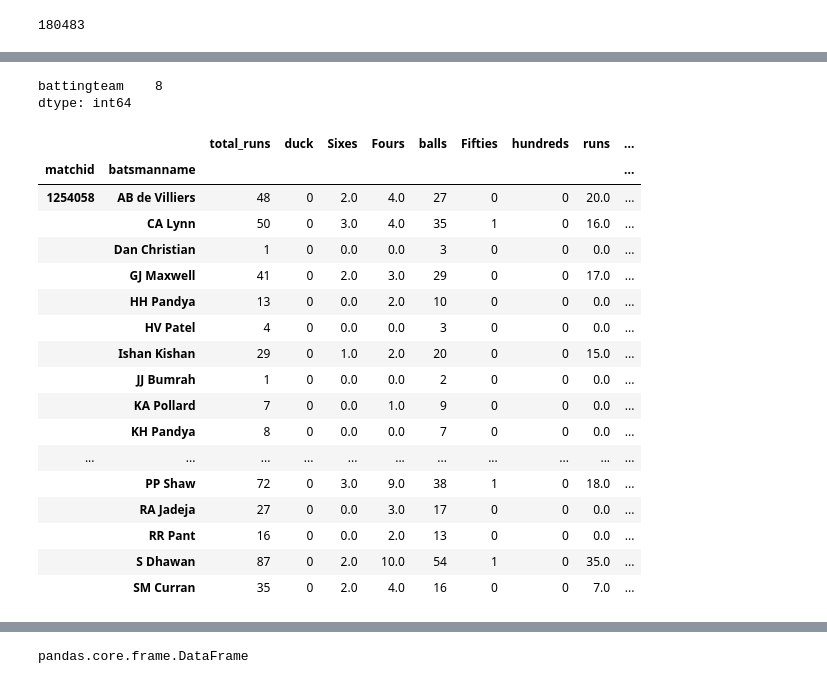
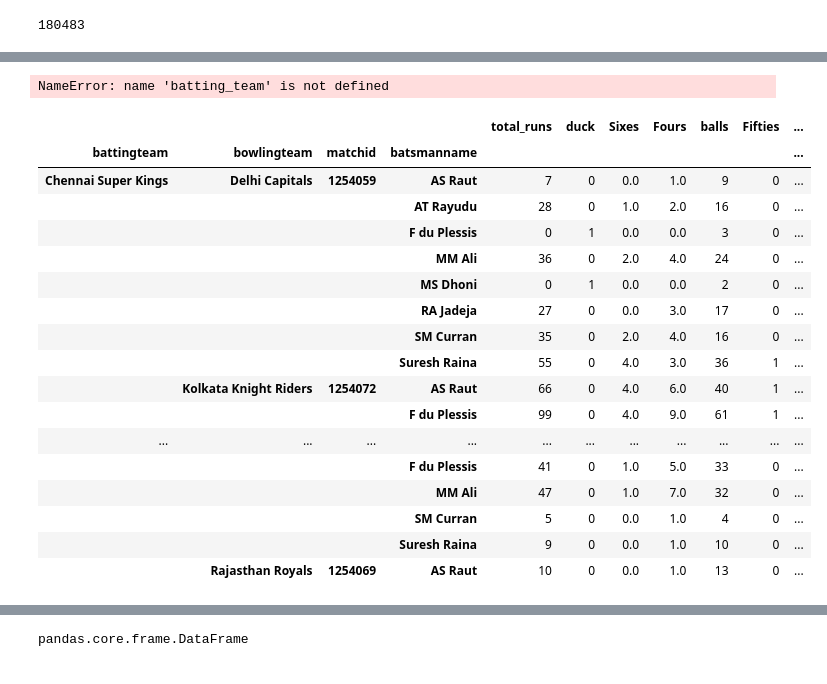
Before and after one commit to pranith7/dream11_prediction, a Jupyter notebook: PPP/demo1.ipynb, the cells around one changed output, grey strips where cells are left out. Saved outputs shown, nothing was run; the diff lists cells and outputs as text; code cells hidden in the pictures.

```diff
--- a/PPP/demo1.ipynb
+++ b/PPP/demo1.ipynb
@@ -306,45 +334,45 @@ df_2021.head(2)
 | 185472 | 2 | Venkatesh Iyer | 0 | Kolkata Knight Riders | F Allen | Punjab Kings | 15 2021-10-01\nName: date, dtype:... | 0 | ... |
 # %%
 #total_runs
-total_runs = pd.DataFrame(df_2021.groupby(['matchid','batsmanname'])['scorevalue'].sum()).\
+total_runs = pd.DataFrame(df_2021.groupby(['battingteam','bowlingteam','matchid','batsmanname'])['scorevalue'].sum()).\
        rename(columns={"scorevalue": "total_runs"})
 
 #number of sixes
-batsmen_scores6 = pd.DataFrame(df_2021[df_2021['scorevalue'] == 6].groupby(['matchid', 'batsmanname'])['scorevalue'].count()).\
+batsmen_scores6 = pd.DataFrame(df_2021[df_2021['scorevalue'] == 6].groupby(['battingteam','bowlingteam','matchid', 'batsmanname'])['scorevalue'].count()).\
             rename(columns={"scorevalue": "run_6"})
 
 #number of fours
-batsmen_scores4 = pd.DataFrame(df_2021[df_2021['scorevalue'] == 4].groupby(['matchid', 'batsmanname'])['scorevalue'].count()).\
+batsmen_scores4 = pd.DataFrame(df_2021[df_2021['scorevalue'] == 4].groupby(['battingteam','bowlingteam','matchid', 'batsmanname'])['scorevalue'].count()).\
             rename(columns={"scorevalue": "run_4"})
 
 #no of balls
-batsmen_ball_faced_legal = pd.DataFrame(df_2021.groupby(['matchid', 'batsmanname'])['over'].nunique()).\
+batsmen_ball_faced_legal = pd.DataFrame(df_2021.groupby(['battingteam','bowlingteam','matchid', 'batsmanname'])['over'].nunique()).\
             rename(columns={"over": "total_legal_balls_faced"})
 
 #strikerate
-batsmen_Strikerate = pd.DataFrame((df_2021.groupby(['matchid','batsmanname'])['scorevalue'].sum()/df_2021.groupby(['matchid', 'batsmanname'])['over'].nunique())*100).\
+batsmen_Strikerate = pd.DataFrame((df_2021.groupby(['battingteam','bowlingteam','matchid','batsmanname'])['scorevalue'].sum()/df_2021.groupby(['battingteam','bowlingteam','matchid', 'batsmanname'])['over'].nunique())*100).\
        rename(columns={"scorevalue":"strike_rate"})
 
 #fifties
-fifties = pd.DataFrame((df_2021.groupby(['matchid','batsmanname'])['scorevalue'].sum() >= 50)
+fifties = pd.DataFrame((df_2021.groupby(['battingteam','bowlingteam','matchid','batsmanname'])['scorevalue'].sum() >= 50)
                        ).\
        rename(columns={"scorevalue": "50's"})
 #hundreds
-hundreds = pd.DataFrame(df_2021.groupby(['matchid','batsmanname'])['scorevalue'].sum() >= 100  ).\
+hundreds = pd.DataFrame(df_2021.groupby(['battingteam','bowlingteam','matchid','batsmanname'])['scorevalue'].sum() >= 100  ).\
        rename(columns={"scorevalue": "100's"})
 
 #duck
-duck  = pd.DataFrame(df_2021.groupby(['matchid','batsmanname'])['scorevalue'].sum() == 0).\
+duck  = pd.DataFrame(df_2021.groupby(['battingteam','bowlingteam','matchid','batsmanname'])['scorevalue'].sum() == 0).\
         rename(columns={"scorevalue": "duck"})
 
 # #batsmen_position
-batsmen_position = pd.DataFrame(df_2021.groupby(['matchid', 'batsmanname'])['fallofwickets'].min())
+batsmen_position = pd.DataFrame(df_2021.groupby(['battingteam','bowlingteam','matchid', 'batsmanname'])['fallofwickets'].min())
 
 #batting_team
-batting_team = pd.DataFrame(df_2021['battingteam'])
+# batting_team = pd.DataFrame(df_2021['battingteam'])
 
 # batting_team
-bowling_team = pd.DataFrame(df_2021['bowlingteam'])
+# bowling_team = pd.DataFrame(df_2021['bowlingteam'])
 # %%
 total_runs['duck'] = duck
 total_runs['Sixes'] = batsmen_scores6
@@ -369,30 +397,30 @@ dreamll_score = df['runs']*1 + df['Sixes']*2 + df['Fours']*1 + df['Fifties']*8 +
 df['dreamll_score'] = dreamll_score
 # %%
 # df['batting_team'] = batting_team
-batting_team.nunique()
+# batting_team.nunique()
 # %% [output]
-battingteam    8
-dtype: int64
+NameError: name 'batting_team' is not defined
 # %%
-df.head(30)
+df.head(45)
+# df.shape
 # %% [output]
-|  |  | total_runs | duck | Sixes | Fours | balls | Fifties | hundreds | runs | ... |
-| matchid | batsmanname |  |  |  |  |  |  |  |  | ... |
-| 1254058 | AB de Villiers | 48 | 0 | 2.0 | 4.0 | 27 | 0 | 0 | 20.0 | ... |
-|  | CA Lynn | 50 | 0 | 3.0 | 4.0 | 35 | 1 | 0 | 16.0 | ... |
-|  | Dan Christian | 1 | 0 | 0.0 | 0.0 | 3 | 0 | 0 | 0.0 | ... |
-|  | GJ Maxwell | 41 | 0 | 2.0 | 3.0 | 29 | 0 | 0 | 17.0 | ... |
-|  | HH Pandya | 13 | 0 | 0.0 | 2.0 | 10 | 0 | 0 | 0.0 | ... |
-|  | HV Patel | 4 | 0 | 0.0 | 0.0 | 3 | 0 | 0 | 0.0 | ... |
-|  | Ishan Kishan | 29 | 0 | 1.0 | 2.0 | 20 | 0 | 0 | 15.0 | ... |
-|  | JJ Bumrah | 1 | 0 | 0.0 | 0.0 | 2 | 0 | 0 | 0.0 | ... |
-|  | KA Pollard | 7 | 0 | 0.0 | 1.0 | 9 | 0 | 0 | 0.0 | ... |
-|  | KH Pandya | 8 | 0 | 0.0 | 0.0 | 7 | 0 | 0 | 0.0 | ... |
+|  |  |  |  | total_runs | duck | Sixes | Fours | balls | Fifties | ... |
+| battingteam | bowlingteam | matchid | batsmanname |  |  |  |  |  |  | ... |
+| Chennai Super Kings | Delhi Capitals | 1254059 | AS Raut | 7 | 0 | 0.0 | 1.0 | 9 | 0 | ... |
+|  |  |  | AT Rayudu | 28 | 0 | 1.0 | 2.0 | 16 | 0 | ... |
+|  |  |  | F du Plessis | 0 | 1 | 0.0 | 0.0 | 3 | 0 | ... |
+|  |  |  | MM Ali | 36 | 0 | 2.0 | 4.0 | 24 | 0 | ... |
+|  |  |  | MS Dhoni | 0 | 1 | 0.0 | 0.0 | 2 | 0 | ... |
+|  |  |  | RA Jadeja | 27 | 0 | 0.0 | 3.0 | 17 | 0 | ... |
+|  |  |  | SM Curran | 35 | 0 | 2.0 | 4.0 | 16 | 0 | ... |
+|  |  |  | Suresh Raina | 55 | 0 | 4.0 | 3.0 | 36 | 1 | ... |
+|  | Kolkata Knight Riders | 1254072 | AS Raut | 66 | 0 | 4.0 | 6.0 | 40 | 1 | ... |
+|  |  |  | F du Plessis | 99 | 0 | 4.0 | 9.0 | 61 | 1 | ... |
 | ... | ... | ... | ... | ... | ... | ... | ... | ... | ... | ... |
-|  | PP Shaw | 72 | 0 | 3.0 | 9.0 | 38 | 1 | 0 | 18.0 | ... |
-|  | RA Jadeja | 27 | 0 | 0.0 | 3.0 | 17 | 0 | 0 | 0.0 | ... |
-|  | RR Pant | 16 | 0 | 0.0 | 2.0 | 13 | 0 | 0 | 0.0 | ... |
-|  | S Dhawan | 87 | 0 | 2.0 | 10.0 | 54 | 1 | 0 | 35.0 | ... |
-|  | SM Curran | 35 | 0 | 2.0 | 4.0 | 16 | 0 | 0 | 7.0 | ... |
+|  |  |  | F du Plessis | 41 | 0 | 1.0 | 5.0 | 33 | 0 | ... |
+|  |  |  | MM Ali | 47 | 0 | 1.0 | 7.0 | 32 | 0 | ... |
+|  |  |  | SM Curran | 5 | 0 | 0.0 | 1.0 | 4 | 0 | ... |
+|  |  |  | Suresh Raina | 9 | 0 | 0.0 | 1.0 | 10 | 0 | ... |
+|  | Rajasthan Royals | 1254069 | AS Raut | 10 | 0 | 0.0 | 1.0 | 13 | 0 | ... |
 # %%
 # df.drop(['batting_team'],axis=1,inplace=True)
```
Also changed, not shown: parts of 27 cells of this notebook, 4 other files.
